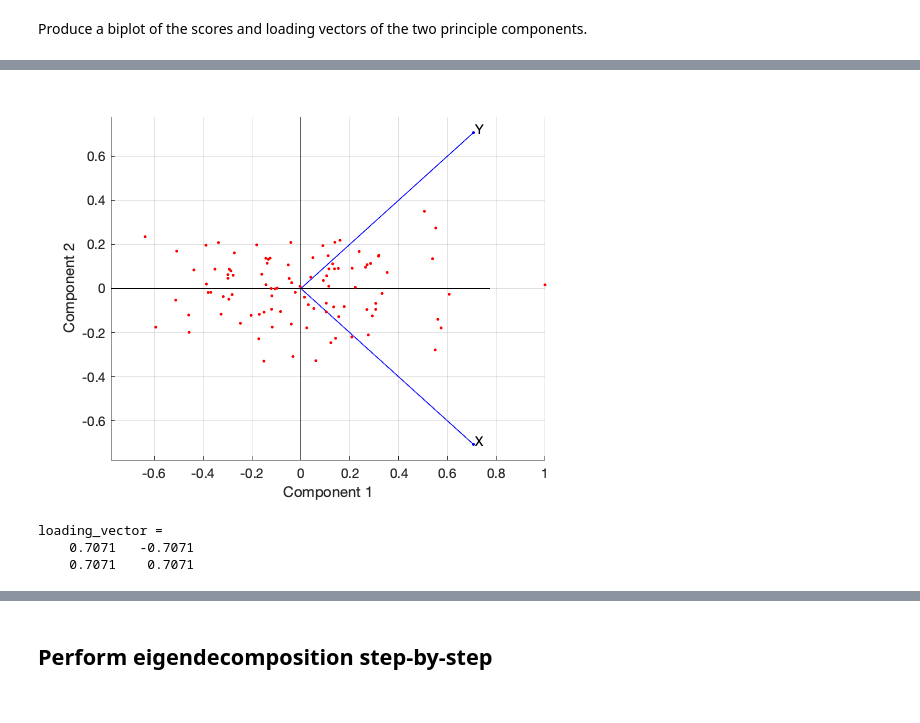
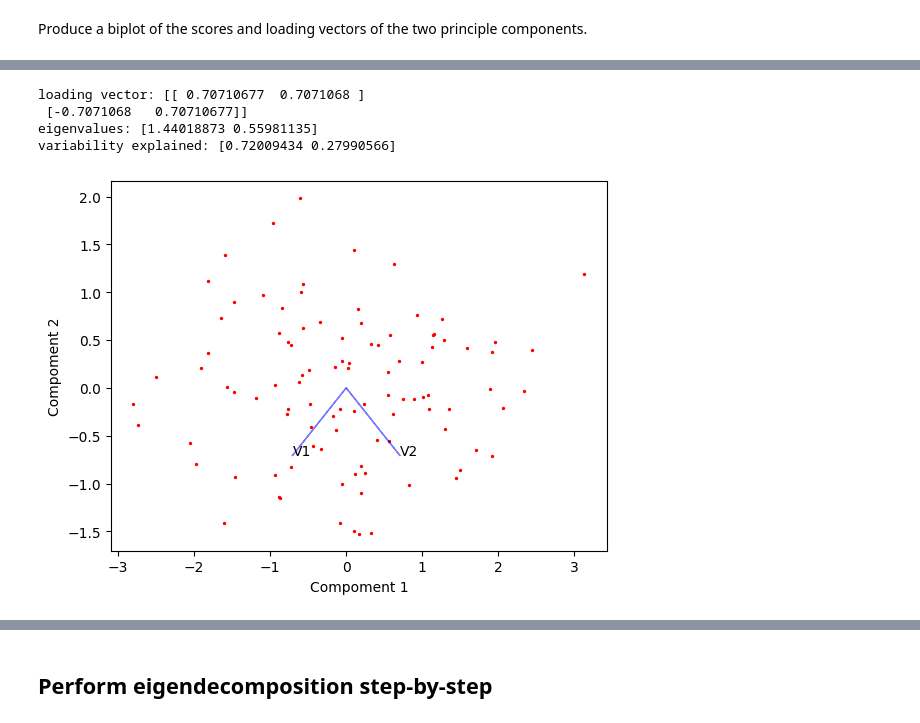
Before and after one commit to gundermann/DML_notebooks, a Jupyter notebook: assignments/assignment2.ipynb, the cells around one changed output, grey strips where cells are left out. Cells and saved outputs as stored; diff of their text form; code cells hidden in the pictures.

```diff
--- a/assignments/assignment2.ipynb
+++ b/assignments/assignment2.ipynb
@@ -256,11 +264,37 @@ ans =
-# %%
-[loading_vector,score,latent,tsquared,variablity_explained,mu] = pca(data);
-biplot(loading_vector,'scores',score,'varlabels',{'X','Y'});
-# %% [output]
-[figure, removed]
-# %%
-loading_vector
-# %% [output]
-loading_vector =
-    0.7071   -0.7071
-    0.7071    0.7071
+# %%
+
+pca = PCA(n_components=2)
+
+pca.fit(std_data)
+
+loading_vector = pca.components_
+eigenvalues = pca.explained_variance_
+variability_explained = pca.explained_variance_ratio_
+pca_score = pca.transform(std_data)
+
+print(f'loading vector: {loading_vector}')
+print(f'eigenvalues: {eigenvalues}')
+print(f'variability explained: {variability_explained}')
+# %% [output]
+loading vector: [[ 0.70710677  0.7071068 ]
+ [-0.7071068   0.70710677]]
+eigenvalues: [1.44018873 0.55981135]
+variability explained: [0.72009434 0.27990566]
+# %%
+plt.scatter(pca_score[:,0], pca_score[:,1], c='r', s=2)
+
+x1 = eigenvectors[0, 0]
+y1 = eigenvectors[0, 1]
+plt.arrow(0, 0, x1, y1, color='b', alpha=0.5)
+plt.text(x1, y1, "V1")
+
+x2 = eigenvectors[1, 0]
+y2 = eigenvectors[1, 1]
+plt.arrow(0, 0, x2, y2, color='b', alpha=0.5)
+plt.text(x2, y2, "V2")
+
+plt.xlabel('Compoment 1')
+plt.ylabel('Compoment 2')
+plt.show()
+# %% [output]
+[figure, added]
```
Also changed, not shown: parts of 32 cells of this notebook.
